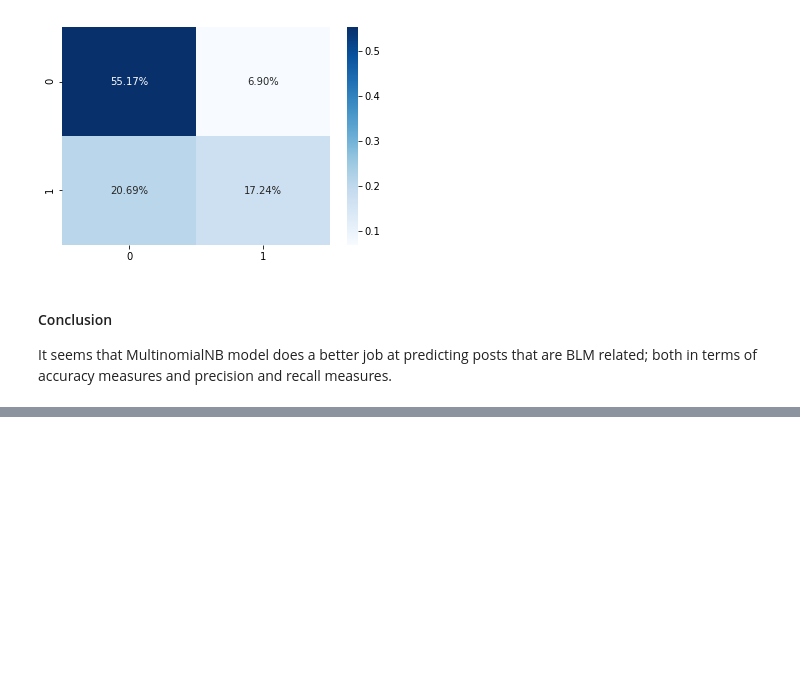
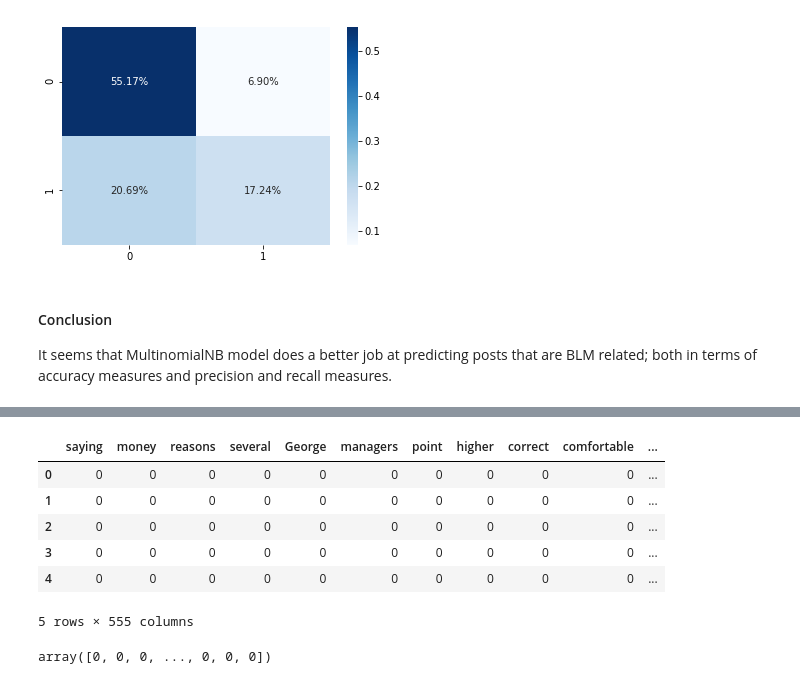
Before and after one commit to robinlli/Police_Shooting_Reddit, a Jupyter notebook: Machine Learning.ipynb, the cells around one changed output, grey strips where cells are left out. Cells and saved outputs as stored; diff of their text form; code cells hidden in the pictures; blank space fills up the shorter version.

```diff
--- a/Machine Learning.ipynb
+++ b/Machine Learning.ipynb
@@ -299,0 +302,3 @@ It seems that MultinomialNB model does a better job at predicting posts that are
+# %%
+df2 = pd.read_csv("Reddit2k.csv")
+df2.head()
@@ -299,0 +312,7 @@ It seems that MultinomialNB model does a better job at predicting posts that are
+# %%
+text2 = df2.text
+text_dtm2 = vect_text.fit_transform(text2)
+df_text2 = pd.DataFrame(text_dtm2.toarray())
+n_text2 = len(df_text2. columns)+1
+dict(zip(list(range(n_text2)), vect_text.get_feature_names()))
+df_text2.rename(columns=dict(zip(list(range(n_text2)), vect_text.get_feature_names())), inplace=True)
@@ -299,0 +329,24 @@ It seems that MultinomialNB model does a better job at predicting posts that are
+# %%
+# select overlapping text columns
+
+cols_inter = list(set(df_text.columns).intersection(df_text2.columns))
+
+df_text2_inter = df_text2[cols_inter]
+
+
+# find df_text complement set
+
+cols_com = list(set(df_text.columns) - set(df_text2.columns))
+
+df_text2_com = pd.DataFrame(0, index=np.arange(len(df_text2)), columns=cols_com)
+# %%
+Xp = pd.concat([df_text2_inter, df_text2_com], axis = 1)
+Xp.head()
+# %% [output]
+|  | saying | money | reasons | several | George | managers | point | higher | correct | comfortable | ... |
+| 0 | 0 | 0 | 0 | 0 | 0 | 0 | 0 | 0 | 0 | 0 | ... |
+| 1 | 0 | 0 | 0 | 0 | 0 | 0 | 0 | 0 | 0 | 0 | ... |
+| 2 | 0 | 0 | 0 | 0 | 0 | 0 | 0 | 0 | 0 | 0 | ... |
+| 3 | 0 | 0 | 0 | 0 | 0 | 0 | 0 | 0 | 0 | 0 | ... |
+| 4 | 0 | 0 | 0 | 0 | 0 | 0 | 0 | 0 | 0 | 0 | ... |
+5 rows × 555 columns
@@ -299,0 +357,4 @@ It seems that MultinomialNB model does a better job at predicting posts that are
+# %%
+y_pred
+# %% [output]
+array([0, 0, 0, ..., 0, 0, 0])
```
Also changed, not shown: parts of 9 cells of this notebook, 1 other file.
